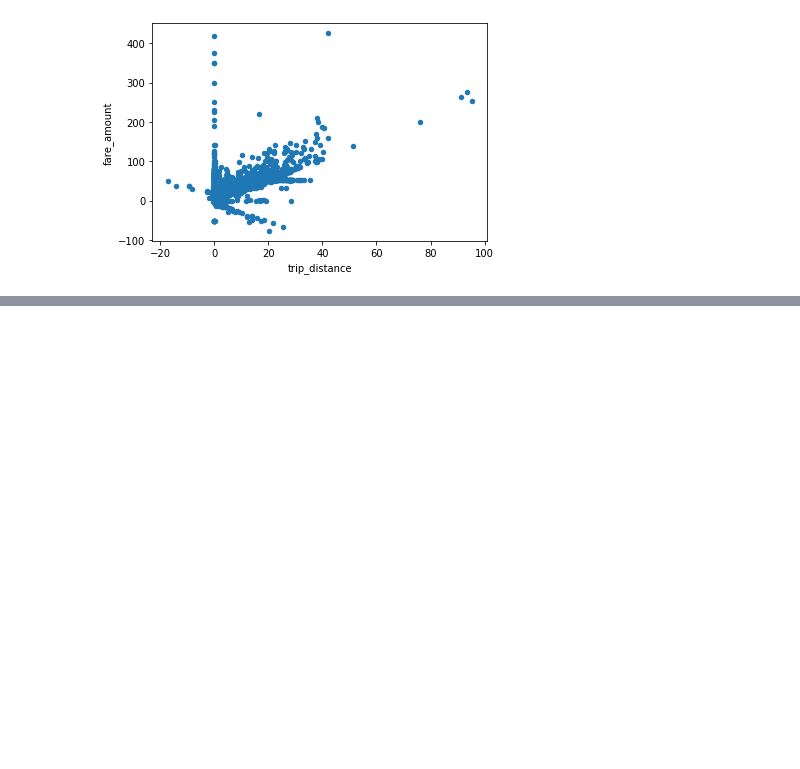
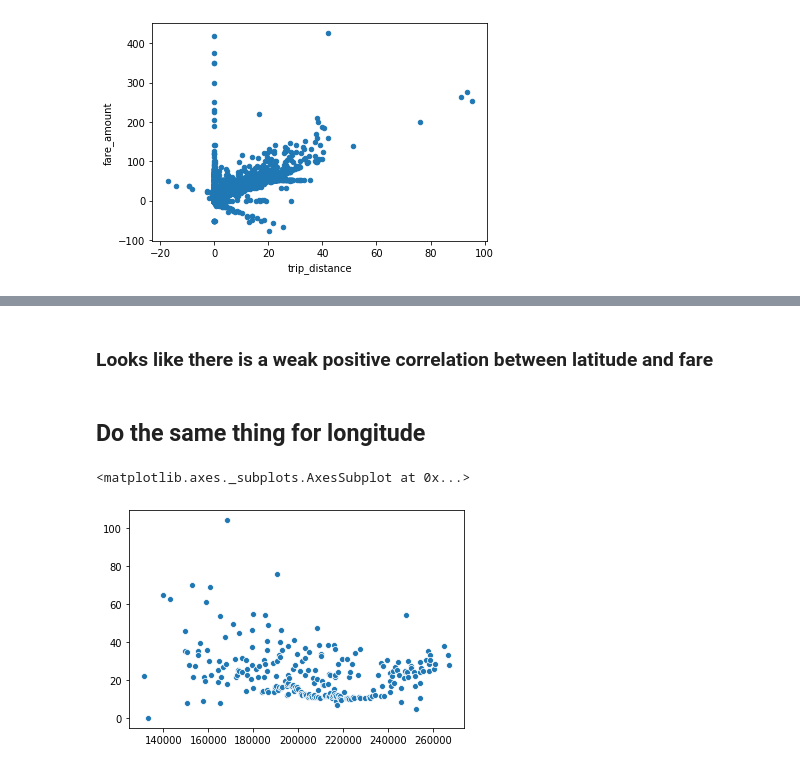
Before and after one commit to JacobHelwig/Fare-Prediction, a Jupyter notebook: Taxi Exploration.ipynb, the cells around one changed output, grey strips where cells are left out. Saved outputs shown, nothing was run; the diff lists cells and outputs as text; code cells hidden in the pictures; blank space fills up the shorter version.

```diff
--- a/Taxi Exploration.ipynb
+++ b/Taxi Exploration.ipynb
@@ -183,0 +302,10 @@ in the same zone. '''
+# %% [markdown]
+### Looks like there is a weak positive correlation between latitude and fare
+# %% [markdown]
+## Do the same thing for longitude
+# %%
+long_fare = lat_long_fare.groupby("Longitude").mean()["fare_amount"]
+sns.scatterplot(data = long_fare)
+# %% [output]
+<matplotlib.axes._subplots.AxesSubplot at 0x...>
+[figure, added]
```
Also changed, not shown: parts of 22 cells of this notebook, 1 other file.
